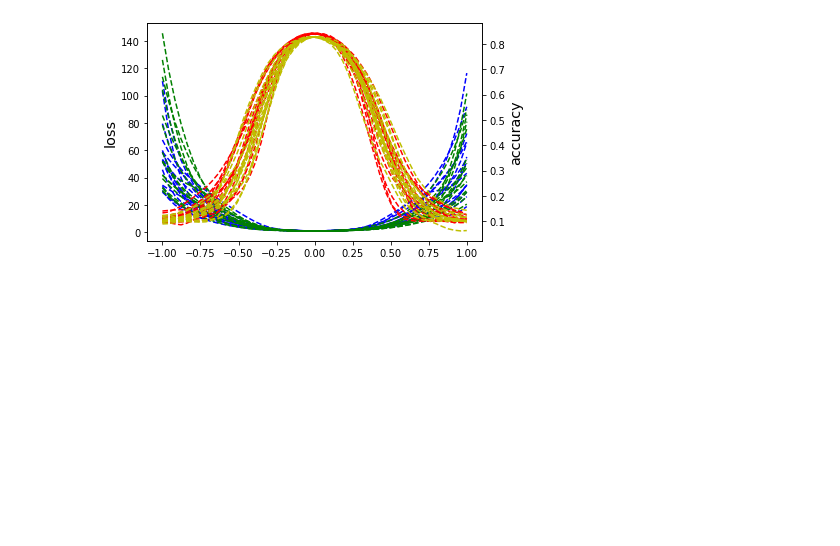
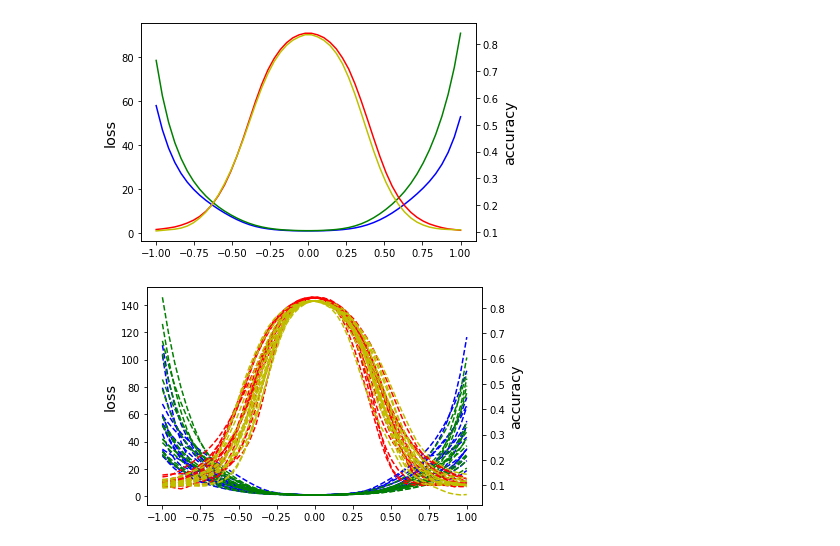
Before and after one commit to ali-mohammadi-scrc/ML_Lab, a Jupyter notebook: loss_landscape_example.ipynb, the cells around one changed output. Drawn from its saved outputs; the diff is of its cells as text; code cells hidden in the pictures; blank space fills up the shorter version.

```diff
--- a/loss_landscape_example.ipynb
+++ b/loss_landscape_example.ipynb
@@ -53,3 +61,15 @@ mean_unbiased_no_skip_evals = np.mean(unbiased_no_skip_evals, 0)
+# %%
+fig, ax_loss = plt.subplots()
+ax_acc = ax_loss.twinx()
+plt_axes=(ax_loss, ax_acc)
+
+plot_loss_val(steps=steps, trials_evals=[mean_unbiased_evals], plt_axes=plt_axes, linestyle='-')
+plot_loss_val(steps=steps, trials_evals=[mean_biased_evals], plt_axes=plt_axes, plt_colors=('g', 'y'), linestyle='-')
+ax_loss.set_ylabel('loss', size="x-large")
+ax_acc.set_ylabel('accuracy', size="x-large")
+plt.show()
+# %% [output]
+[figure, added]
 # %%
 fig, ax_loss = plt.subplots()
 ax_acc = ax_loss.twinx()
```
Also changed, not shown: parts of 5 cells of this notebook.
